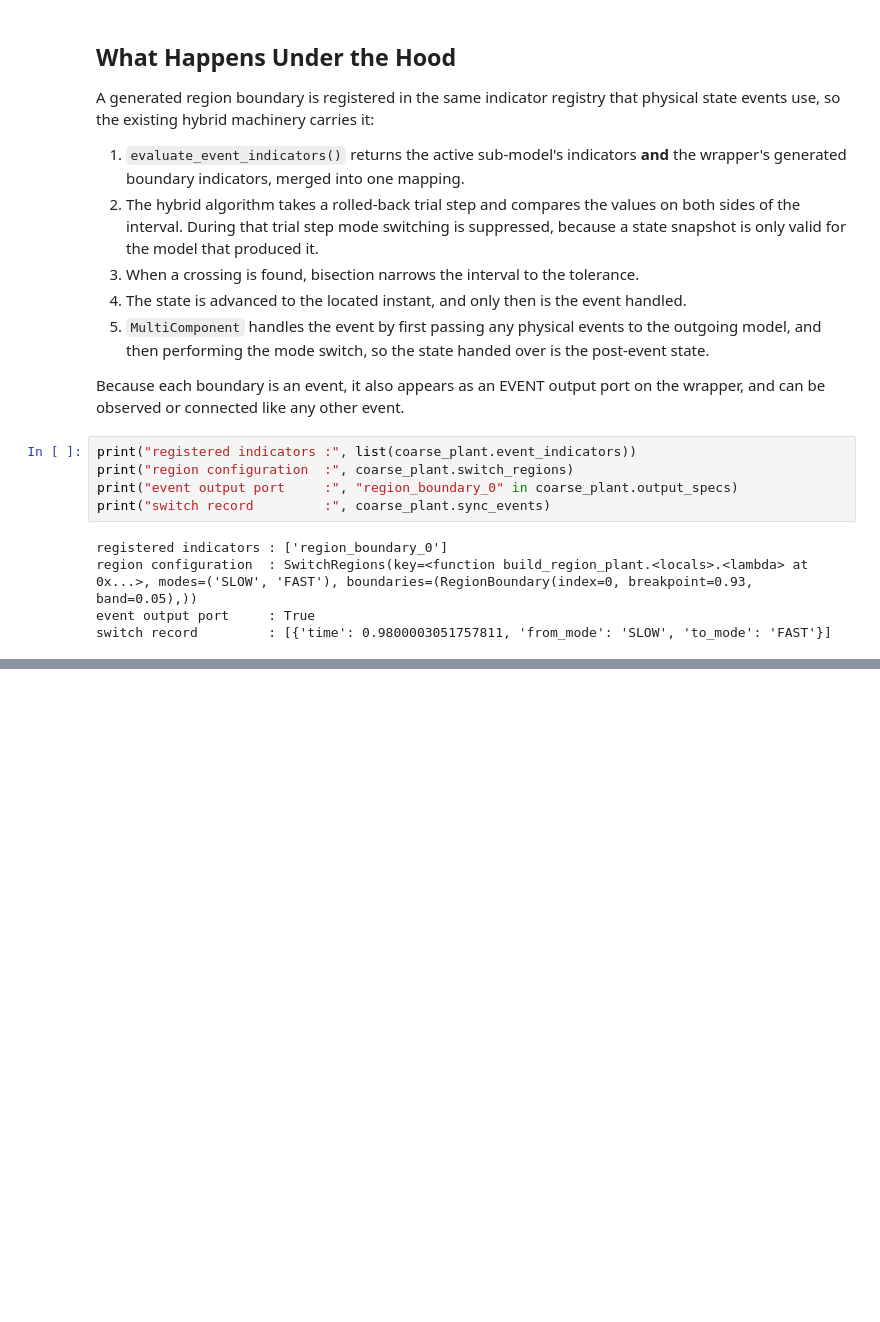
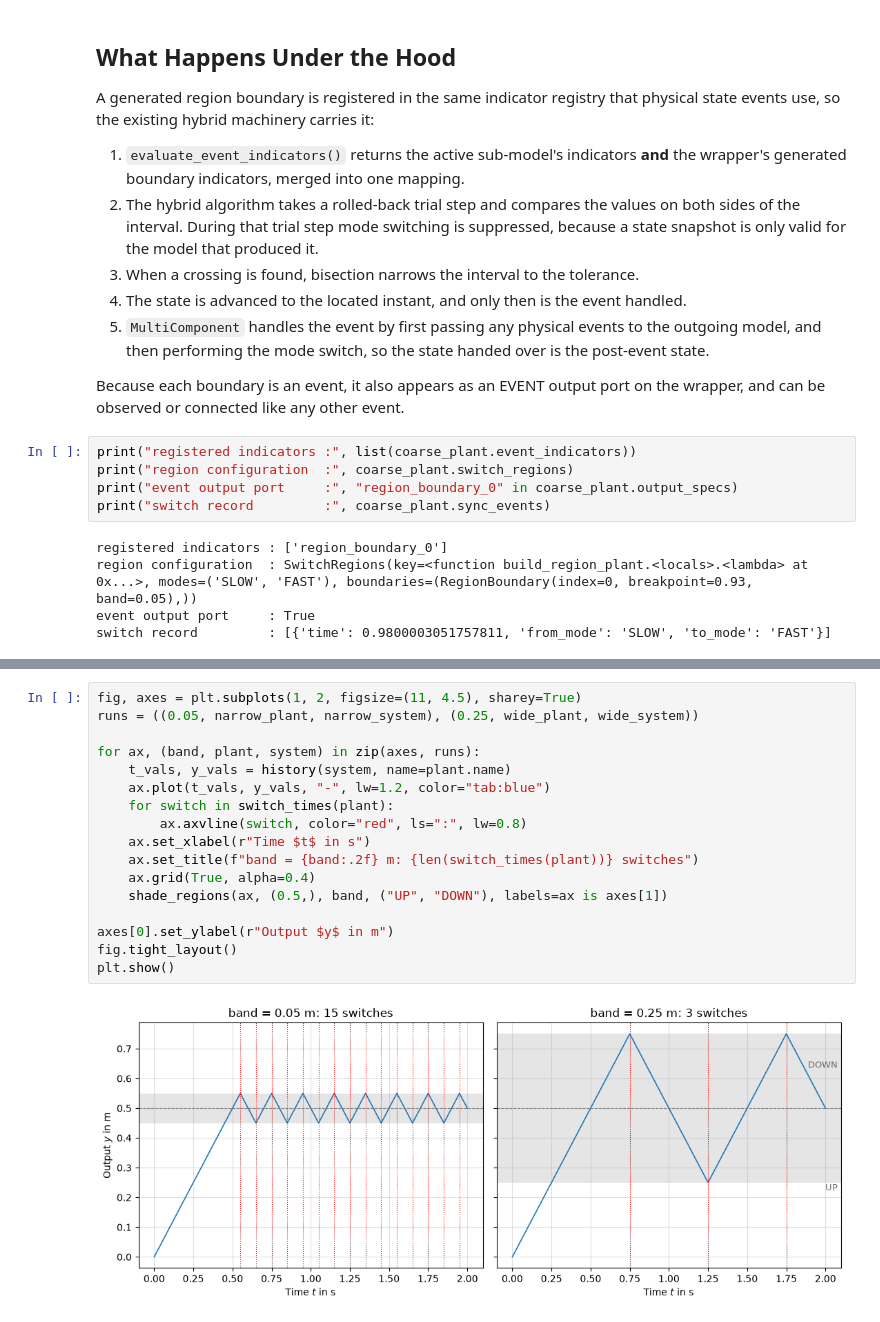
Before and after one commit to FlorianFrech/SystemSimulation, a Jupyter notebook: docs/03_core_tutorials/03_advanced/04_multi_component_switching.ipynb, the cells around one changed output, grey strips where cells are left out. Saved outputs shown, nothing was run; the diff lists cells and outputs as text; blank space fills up the shorter version.

```diff
--- a/docs/03_core_tutorials/03_advanced/04_multi_component_switching.ipynb
+++ b/docs/03_core_tutorials/03_advanced/04_multi_component_switching.ipynb
@@ -296,0 +447,19 @@ based on elapsed time.
+# %%
+fig, axes = plt.subplots(1, 2, figsize=(11, 4.5), sharey=True)
+runs = ((0.05, narrow_plant, narrow_system), (0.25, wide_plant, wide_system))
+
+for ax, (band, plant, system) in zip(axes, runs):
+    t_vals, y_vals = history(system, name=plant.name)
+    ax.plot(t_vals, y_vals, "-", lw=1.2, color="tab:blue")
+    for switch in switch_times(plant):
+        ax.axvline(switch, color="red", ls=":", lw=0.8)
+    ax.set_xlabel(r"Time $t$ in s")
+    ax.set_title(f"band = {band:.2f} m: {len(switch_times(plant))} switches")
+    ax.grid(True, alpha=0.4)
+    shade_regions(ax, (0.5,), band, ("UP", "DOWN"), labels=ax is axes[1])
+
+axes[0].set_ylabel(r"Output $y$ in m")
+fig.tight_layout()
+plt.show()
+# %% [output]
+[figure, added]
```
Also changed, not shown: parts of 11 cells of this notebook, 5 other files.
